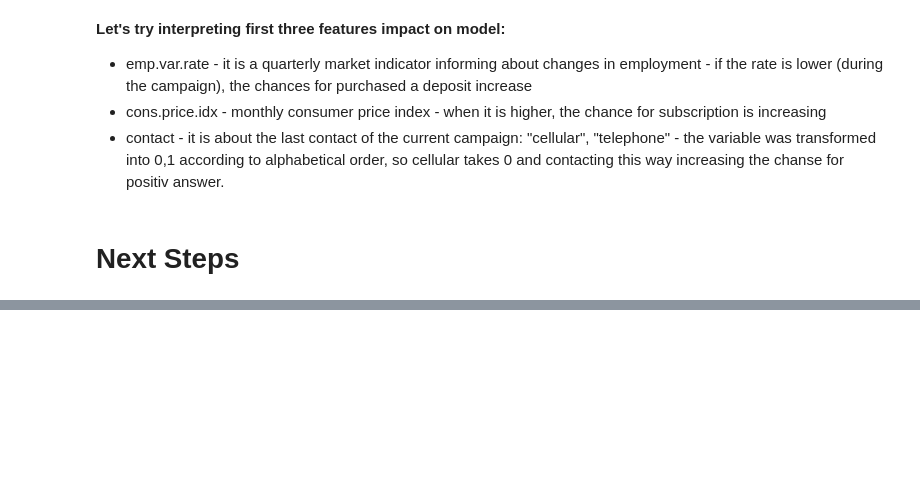
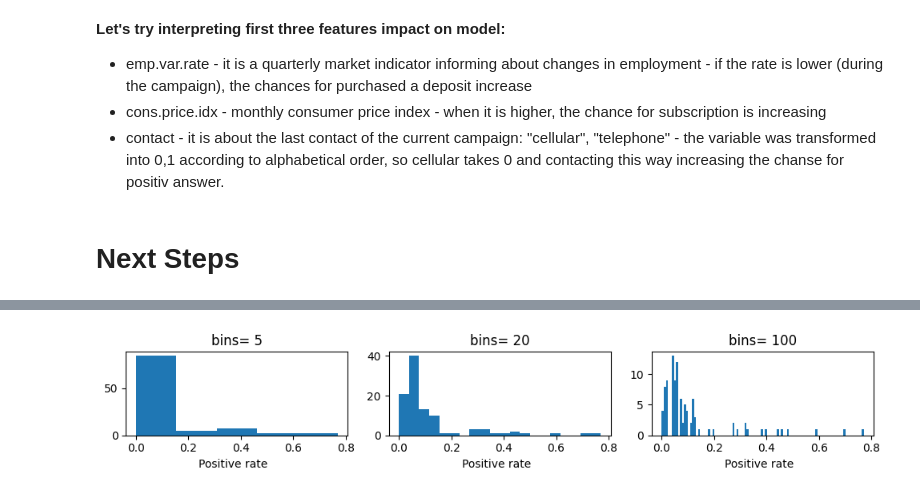
Before and after one commit to Magdalena-B1/ML-different-approaches-to-linear-regression, a Jupyter notebook: Classification.ipynb, the cells around one changed output, grey strips where cells are left out. Cells and saved outputs as stored; diff of their text form; code cells hidden in the pictures; blank space fills up the shorter version.

```diff
--- a/Classification.ipynb
+++ b/Classification.ipynb
@@ -546,0 +548,12 @@ Segm.head(100)
+# %%
+bins = [5, 20, 100]
+plt.figure(figsize=(10, 2))
+for e, bin in enumerate(bins, 1):
+    plt.subplot(1,3,e)
+    plt.hist(Segm['Positive_rate'],bins = bin)
+    plt.title (f'bins= {bin}')
+    plt.xlabel('Positive rate  ')
+plt.tight_layout()
+plt.show()
+# %% [output]
+[figure, added]
```
Also changed, not shown: parts of 6 cells of this notebook.
